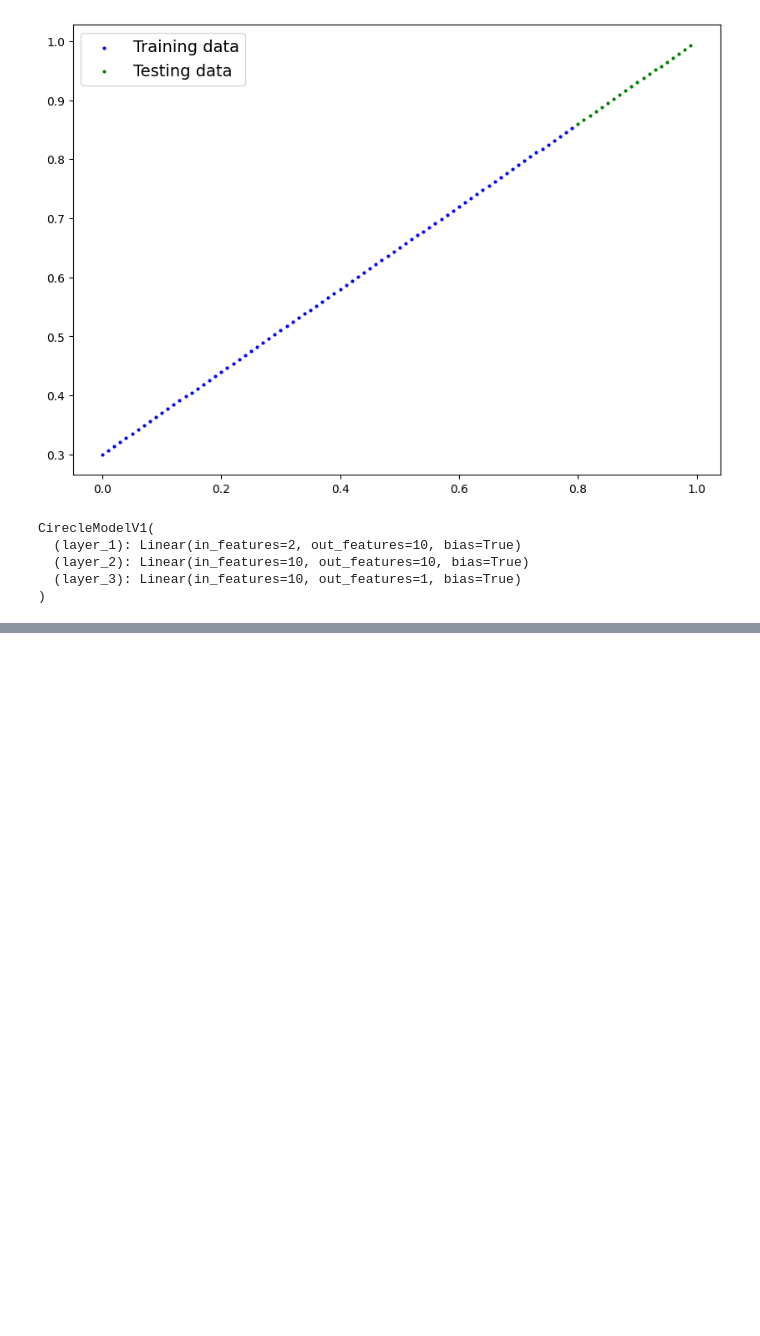
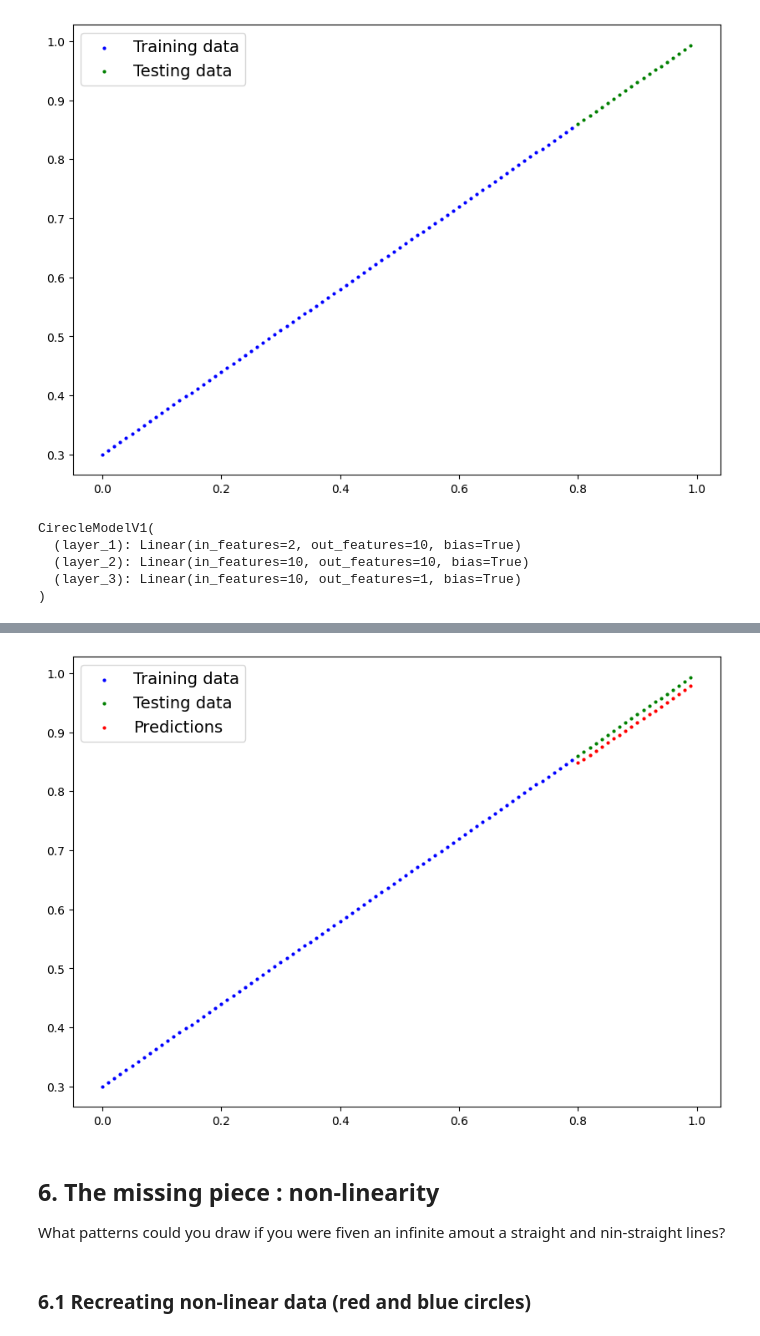
Before and after one commit to patero22/PyTorch_Course, a Jupyter notebook: 02_pytorch_classification.ipynb, the cells around one changed output, grey strips where cells are left out. Drawn from its saved outputs; the diff is of its cells as text; code cells hidden in the pictures; blank space fills up the shorter version.

```diff
--- a/02_pytorch_classification.ipynb
+++ b/02_pytorch_classification.ipynb
@@ -588,0 +591,9 @@ CirecleModelV1(
+# %%
+# Same architecture as model_1 (but using nn.Sequential() )
+model_2 = nn.Sequential(
+    nn.Linear(in_features=1, out_features=10),
+    nn.Linear(in_features=10, out_features=10),
+    nn.Linear(in_features=10, out_features=1)
+).to(device)
+
+model_2
@@ -588,0 +654,22 @@ CirecleModelV1(
+# %%
+# Turn on evaluation mode
+model_2.eval()
+
+# Make predictions
+with torch.inference_mode():
+    y_preds = model_2(X_test_regression)
+
+# Plot data and predictions
+plot_predictions(train_data=X_train_regression.cpu(),
+                 train_labels=y_train_regression.cpu(),
+                 test_data=X_test_regression.cpu(),
+                 test_labels=y_test_regression.cpu(),
+                 predictions=y_preds.cpu())
+# %% [output]
+[figure, added]
+# %% [markdown]
+## 6. The missing piece : non-linearity
+
+What patterns could you draw if you were fiven an infinite amout a straight and nin-straight lines?
+# %% [markdown]
+### 6.1 Recreating non-linear data (red and blue circles)
```
Also changed, not shown: parts of 17 cells of this notebook.
